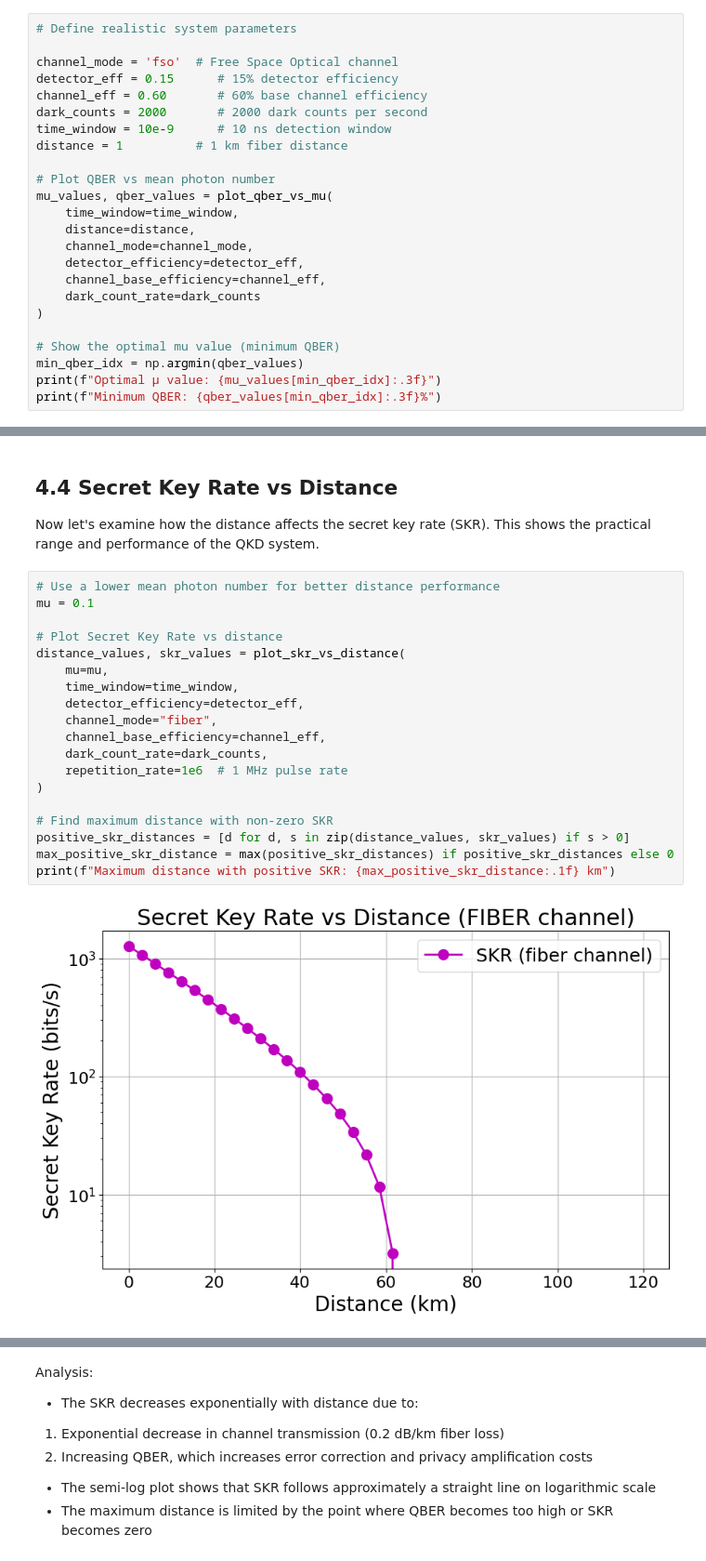
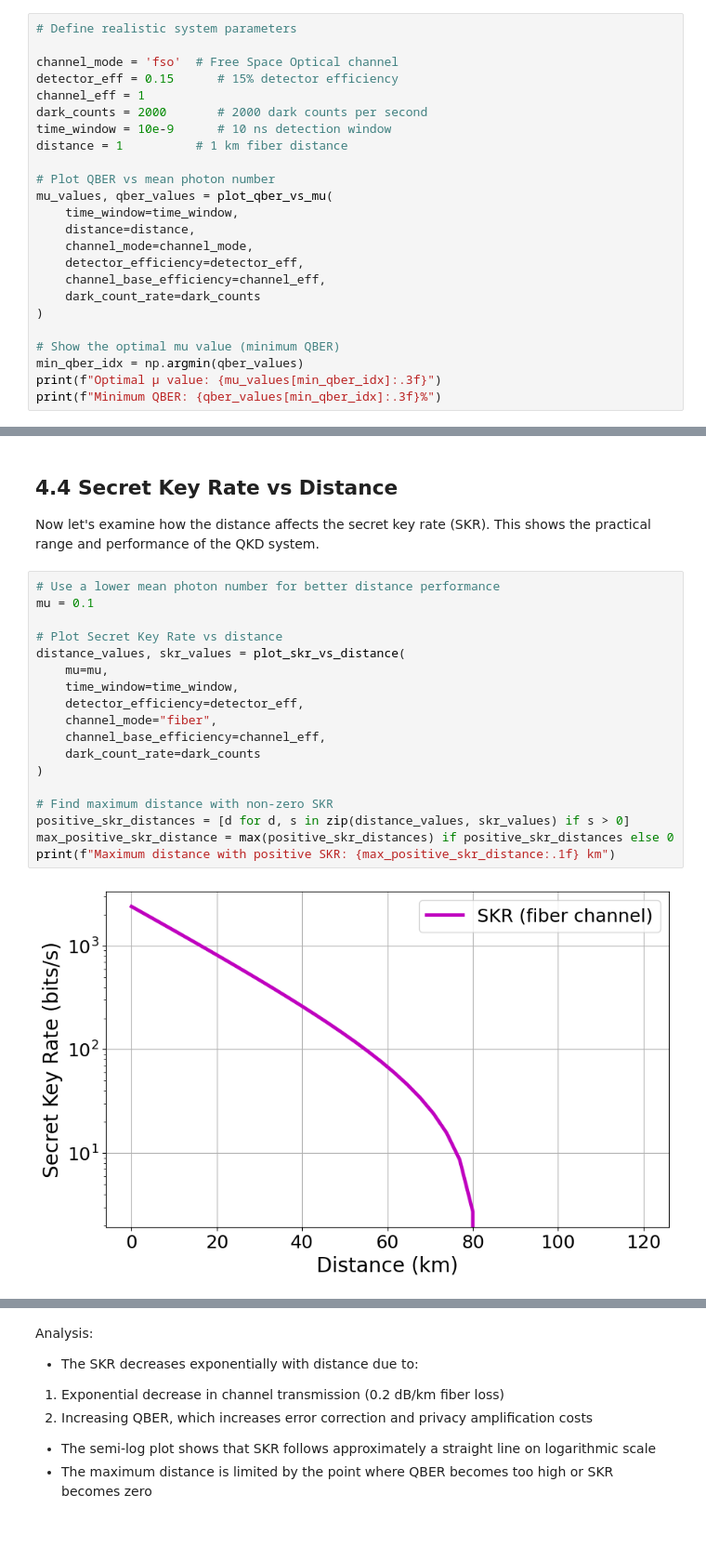
Before and after one commit to gurseeratkaur1/OPqkdSim, a Jupyter notebook: BB84.ipynb, the cells around one changed output, grey strips where cells are left out. Shown: that part at 93% size. Drawn from its saved outputs; the diff is of its cells as text; blank space fills up the shorter version.

```diff
--- a/BB84.ipynb
+++ b/BB84.ipynb
@@ -1272,7 +1178,7 @@ Analysis:
 
 channel_mode = 'fso'  # Free Space Optical channel
 detector_eff = 0.15      # 15% detector efficiency
-channel_eff = 0.60       # 60% base channel efficiency
+channel_eff = 1
 dark_counts = 2000       # 2000 dark counts per second
 time_window = 10e-9      # 10 ns detection window
 distance = 1          # 1 km fiber distance
@@ -1405,21 +1309,20 @@ Now let's examine how the distance affects the secret key rate (SKR). This shows
 # %%
 # Use a lower mean photon number for better distance performance
 mu = 0.1
 
 # Plot Secret Key Rate vs distance
 distance_values, skr_values = plot_skr_vs_distance(
     mu=mu,
     time_window=time_window,
     detector_efficiency=detector_eff,
     channel_mode="fiber",
     channel_base_efficiency=channel_eff,
-    dark_count_rate=dark_counts,
-    repetition_rate=1e6  # 1 MHz pulse rate
+    dark_count_rate=dark_counts
 )
 
 # Find maximum distance with non-zero SKR
 positive_skr_distances = [d for d, s in zip(distance_values, skr_values) if s > 0]
 max_positive_skr_distance = max(positive_skr_distances) if positive_skr_distances else 0
 print(f"Maximum distance with positive SKR: {max_positive_skr_distance:.1f} km")
 # %% [output]
-[figure, old version]
+[figure, new version]
```
Also changed, not shown: parts of 18 cells of this notebook, 14 other files.
